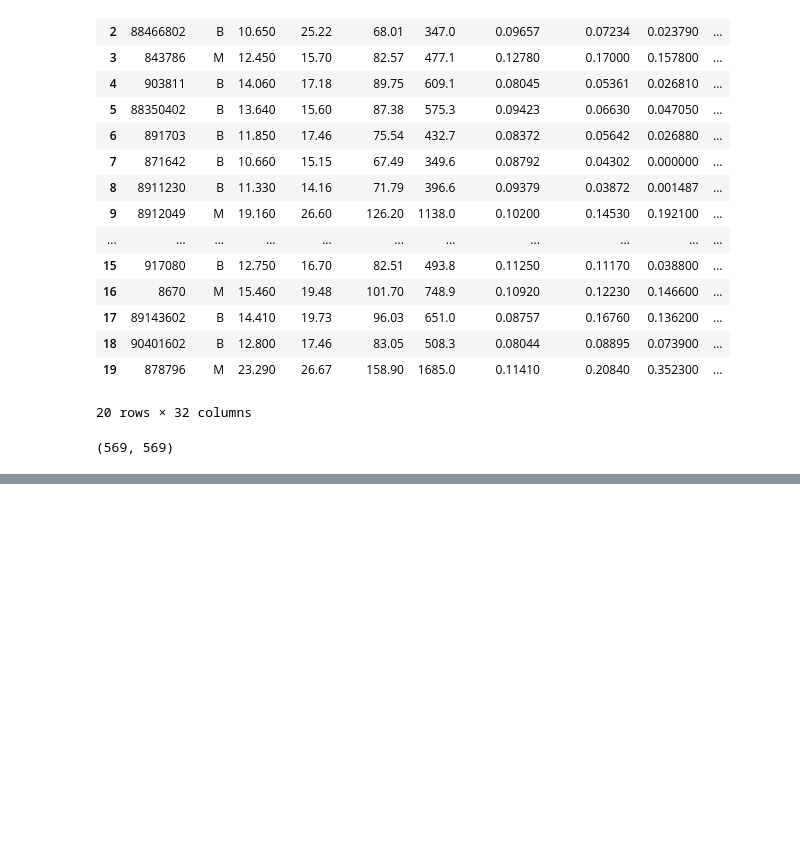
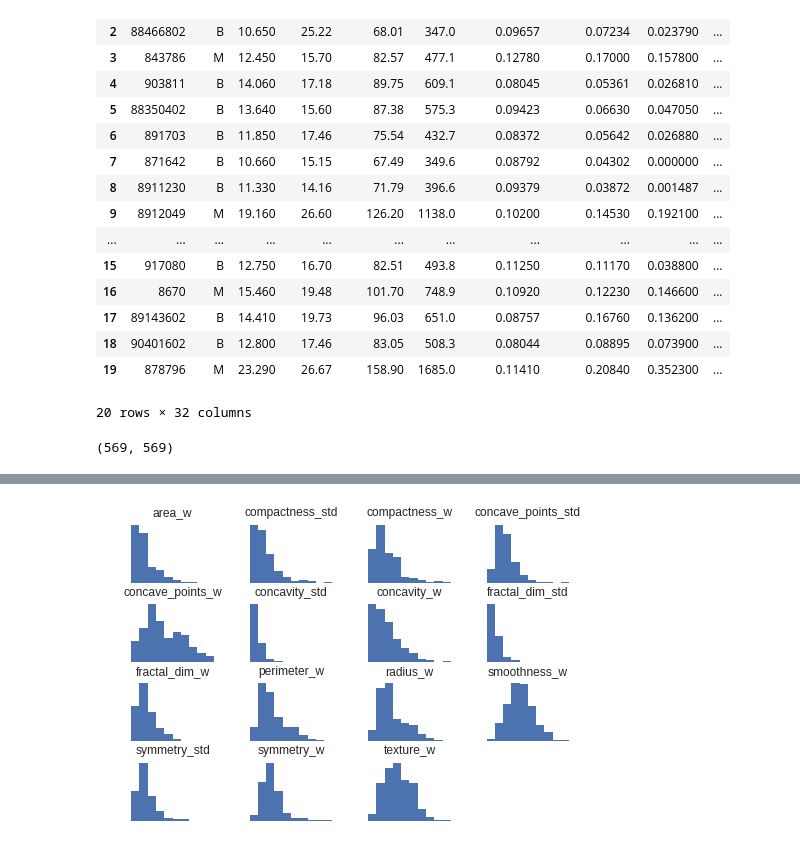
Before and after one commit to Hodapp87/yazabi-xgb-skill-test, a Jupyter notebook: xgboost mini-project scratch.ipynb, the cells around one changed output, grey strips where cells are left out. Drawn from its saved outputs; the diff is of its cells as text; code cells hidden in the pictures; blank space fills up the shorter version.

```diff
--- a/xgboost mini-project scratch.ipynb
+++ b/xgboost mini-project scratch.ipynb
@@ -74,0 +112,8 @@ len(both.ID), len(both.ID.unique())
+# %%
+plots = train_X.iloc[:, 15:].hist()
+for row in plots:
+    for subplot in row:
+        subplot.axis('off')
+plt.show()
+# %% [output]
+[figure, added]
```
Also changed, not shown: parts of 19 cells of this notebook, 1 other file.
